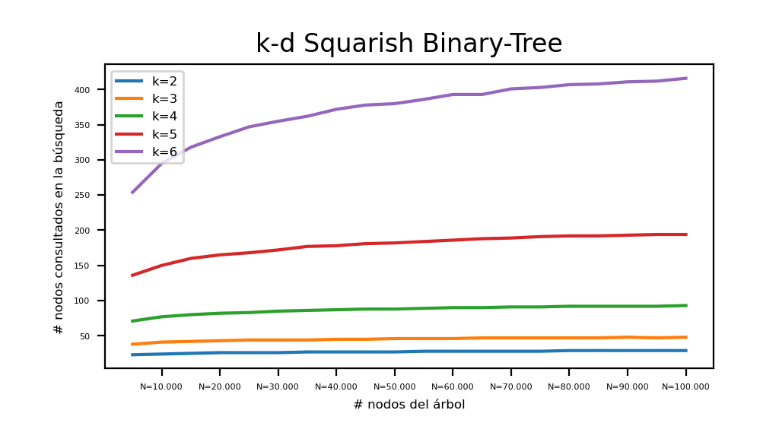
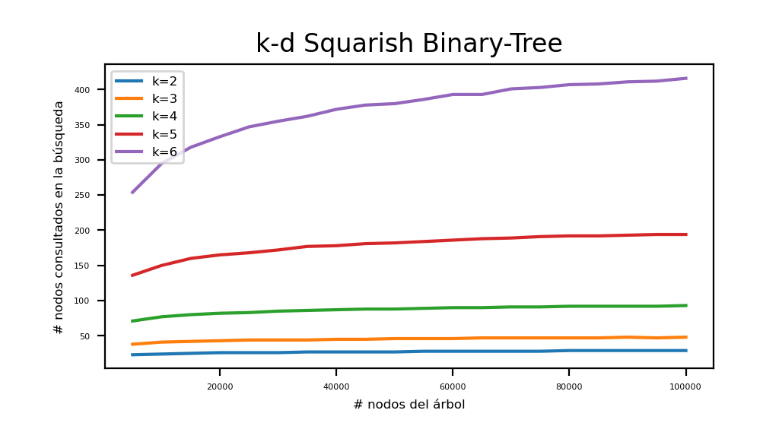
Before and after one commit to Polfono/Projecte-A-Q1-23-24, a Jupyter notebook: resultats.ipynb, the cells around one changed output. Cells and saved outputs as stored; diff of their text form; code cells hidden in the pictures.

```diff
--- a/resultats.ipynb
+++ b/resultats.ipynb
@@ -136,24 +123,21 @@ df_squ5k = pd.DataFrame(dades_squ5k, columns = col_names)
 # %%
 fig = plt.figure(figsize=(4,2),dpi=200)
 
 axes = fig.add_axes([0,0,1,1])
-axes.plot(df_squ5k["k=2"],label="k=2")
-axes.plot(df_squ5k["k=3"],label="k=3")
-axes.plot(df_squ5k["k=4"],label="k=4")
-axes.plot(df_squ5k["k=5"],label="k=5")
-axes.plot(df_squ5k["k=6"],label="k=6")
+axes.plot(filas, df_squ5k["k=2"],label="k=2")
+axes.plot(filas, df_squ5k["k=3"],label="k=3")
+axes.plot(filas, df_squ5k["k=4"],label="k=4")
+axes.plot(filas, df_squ5k["k=5"],label="k=5")
+axes.plot(filas, df_squ5k["k=6"],label="k=6")
 
 axes.tick_params(axis='both', labelsize=4)
 
 plt.title("k-d Squarish Binary-Tree")
 
 plt.xlabel("# nodos del árbol",fontsize=6)
 plt.ylabel("# nodos consultados en la búsqueda", fontsize=6)
 plt.legend(fontsize=6)
 
-axes.set_xticks([1,3,5,7,9,11,13,15,17,19])
-axes.set_xticklabels(index_names)
-
 plt.show()
 # %% [output]
-[figure, old version]
+[figure, new version]
```
Also changed, not shown: parts of 22 cells of this notebook.
